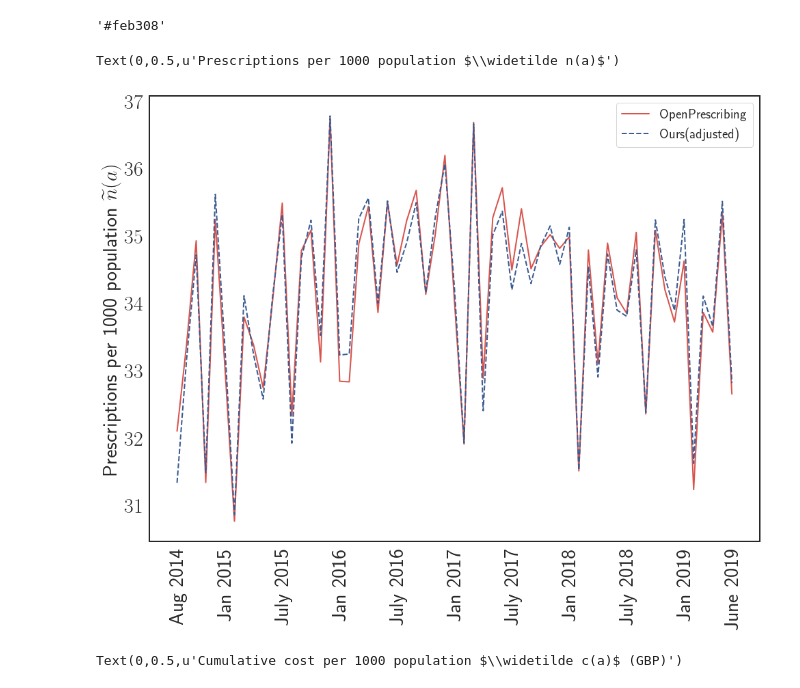
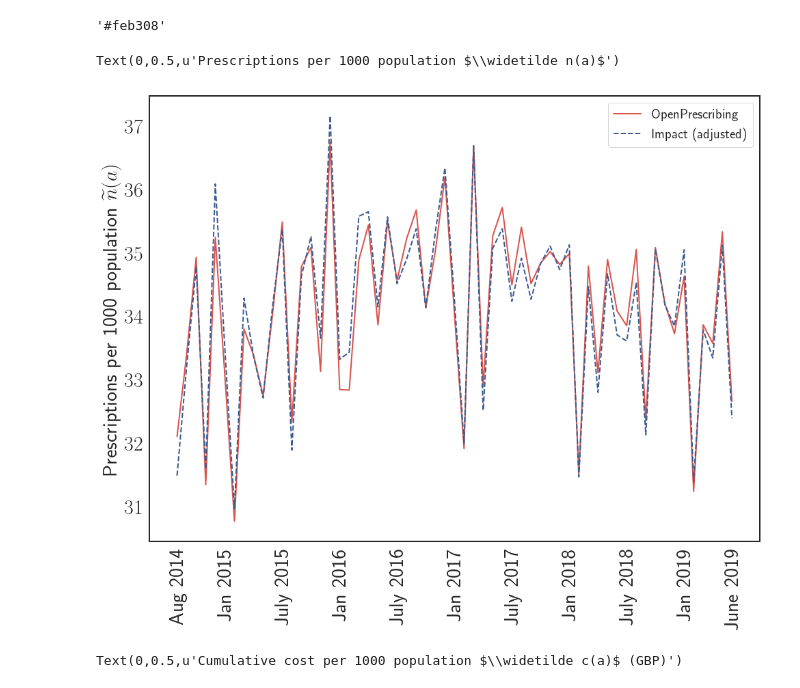
Before and after one commit to sagarjoglekar/2019_Health_Prescribe, a Jupyter notebook: OpenPrescribe_drugbank_mapping-timeseries.ipynb, the cells around one changed output. Drawn from its saved outputs; the diff is of its cells as text; code cells hidden in the pictures.

```diff
--- a/OpenPrescribe_drugbank_mapping-timeseries.ipynb
+++ b/OpenPrescribe_drugbank_mapping-timeseries.ipynb
@@ -1546,6 +1427,6 @@ branded_adep, generic_adep= compareCostsForGenericsAndBranded(pdp_filtered ,anti
 # %%
-nameDict= {}
-for index , row in antiDep_BNF.iterrows():
-    nameDict[row['BNF_code']] = row['NAME']
-for k in branded_adep:
-    print(nameDict[k] , branded_adep[k] - generic_adep[k])
+# nameDict= {}
+# for index , row in antiDep_BNF.iterrows():
+#     nameDict[row['BNF_code']] = row['NAME']
+# for k in branded_adep:
+#     print(nameDict[k] , branded_adep[k] - generic_adep[k])
@@ -1758,3 +1587,3 @@ monthList = ['201601', '201602', '201603' , '201604','201605','201606','201607',
 # %%
-series_data = pd.read_csv('scratchpad/Opioid_timeSeries.csv')
+series_data = pd.read_csv('scratchpad/opioid_2020_timeSeries_v4.csv')
 # %%
@@ -1762,5 +1591,5 @@ items_series = pd.read_csv('scratchpad/Opioid_Drugs_per_1000.csv',dtype=float)
 # %%
-merged = series_data.set_index('Period').join(items_series.set_index('Period'))
+# merged = series_data.set_index('Period').join(items_series.set_index('Period'))
 # %%
 items_series.head()
 # %% [output]
@@ -1881,15 +1699,15 @@ openprescribe
   u'presc': 0}}
 # %%
 Ours = {}
-for index , row in merged.iterrows():
-    date = str(index)
+for index , row in series_data.iterrows():
+    date = str(int(row['Period']))
     Ours[date] = {}
     Ours[date]['cost'] = 0
     Ours[date]['presc'] = 0
     Ours[date]['items'] = 0
     Ours[date]['cost'] = float(row['Total_cost_per_1000'])
     Ours[date]['items'] = float(row['Drugs_count'])
-    Ours[date]['dose'] = float(row['Dosage_per_1000'])
+    Ours[date]['dose'] = float(row['Impact_per_1000'])
 # %%
 xticks = sorted(list(set(openprescribe.keys()).intersection(Ours.keys())))
 # %%
@@ -1942,26 +1771,26 @@ rc('text', usetex=True)
 # %%
 fig, ax = plt.subplots()
 fig.set_size_inches(16, 12)
 sns.set_style("white")
 
 # sns.lineplot(y=x1_items,x=np.arange(0,len(xticks),1))
 # sns.lineplot(y=new_x2_items,x=np.arange(0,len(xticks),1))
 # sns.lineplot(y=x2_items,x=np.arange(0,len(xticks),1))
 plt.plot(np.arange(0,len(xticks),1),x1_items,color=sns.xkcd_rgb["pale red"],linewidth =2 )
 # plt.plot(np.arange(0,len(xticks),1),x2_items,color=sns.xkcd_rgb["denim blue"],linewidth = 2)
 plt.plot(np.arange(0,len(xticks),1),new_x2_items,linestyle = 'dashed',color=sns.xkcd_rgb["denim blue"],linewidth = 2)
 
 
 ax = plt.gca()
 
 plt.xticks(np.arange(0,len(xticks),1),monthLabels,rotation=90,fontsize= 30)
 plt.yticks(fontsize= 30)
-plt.legend(['OpenPrescribing', 'Ours(adjusted)'], fontsize = 20)
+plt.legend(['OpenPrescribing', 'Impact (adjusted)'], fontsize = 20)
 # plt.xlabel("Year and month  (YYYYMM) ",fontsize=30)
 plt.ylabel("Prescriptions per 1000 population $\widetilde n(a)$",fontsize=30)
 # %% [output]
 Text(0,0.5,u'Prescriptions per 1000 population $\\widetilde n(a)$')
-[figure, old version]
+[figure, new version]
 # %%
 fig, ax = plt.subplots()
 fig.set_size_inches(16, 12)
```
Also changed, not shown: parts of 55 cells of this notebook, 11 other files.
